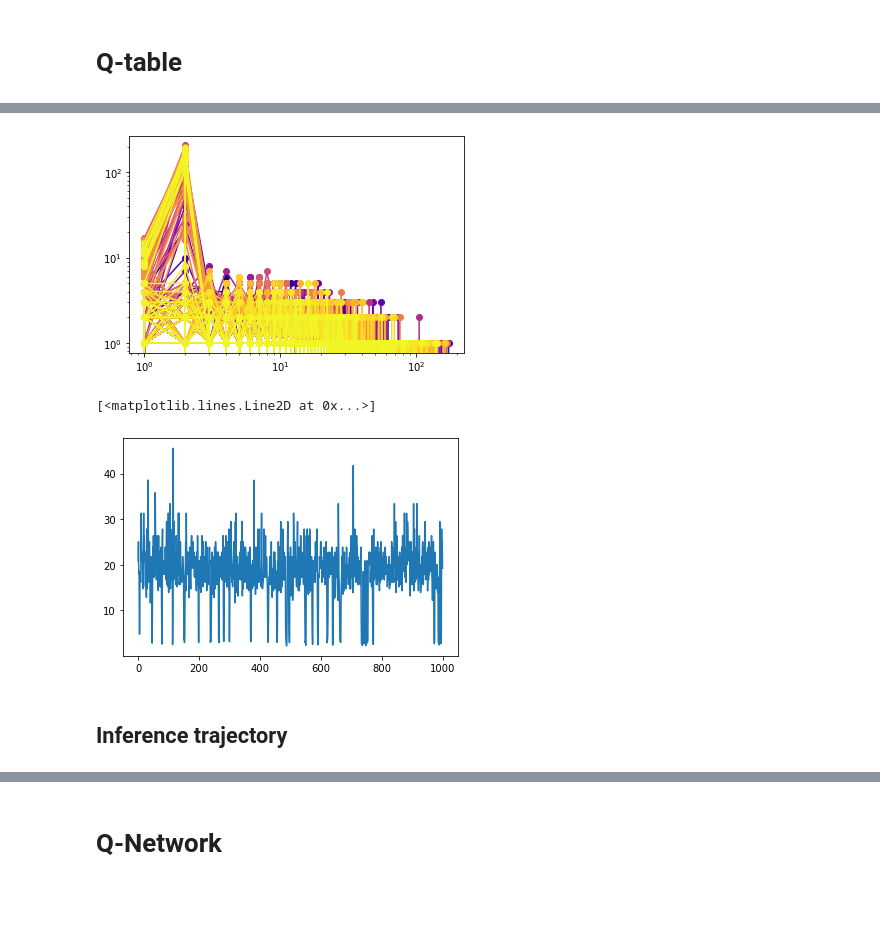
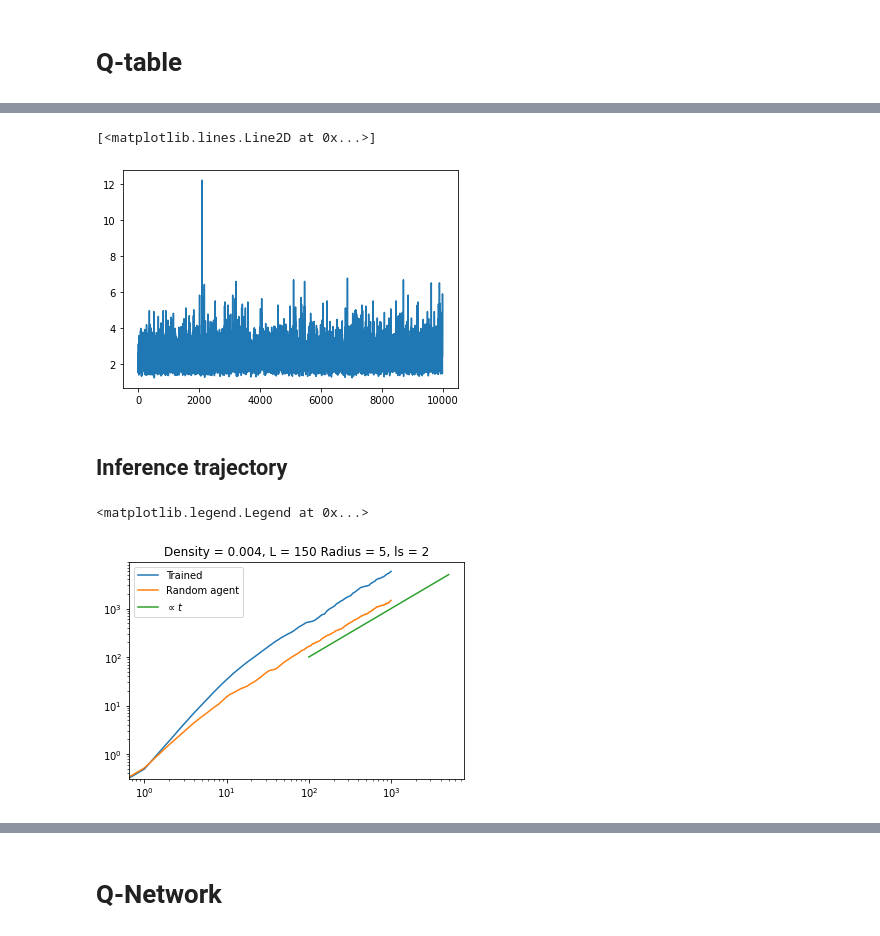
Before and after one commit to gorkamunoz/rl_opts, a Jupyter notebook: nbs/single_RL_walker.ipynb, the cells around one changed output, grey strips where cells are left out. Cells and saved outputs as stored; diff of their text form; code cells hidden in the pictures; blank space fills up the shorter version.

```diff
--- a/nbs/single_RL_walker.ipynb
+++ b/nbs/single_RL_walker.ipynb
@@ -268,21 +282,56 @@ colors=plt.cm.plasma(np.linspace(0,1,len(steps)+5))
 m = []
 for c, ste in zip(colors, steps):
     bn = np.bincount(ste)[1:]
-    plt.loglog(np.arange(1, len(bn)+1), bn, 'o-', c = c,)
+#     plt.loglog(np.arange(1, len(bn)+1), bn, 'o-', c = c,)
     m.append(np.mean(ste))
 # plt.xlim(0.9, 100)
-plt.show()
+
+# plt.show()
 
 plt.plot(m)
 # %% [output]
+[<matplotlib.lines.Line2D at 0x...>]
-[figure, old version]
+[figure, new version]
-[<matplotlib.lines.Line2D at 0x...>]
-[figure, removed]
 # %% [markdown]
 ## Inference trajectory
-# %%
-agent.egreedy = 0
-T = 100
-pos = np.zeros((T, 2))
-
-for t
+# %%
+qtable_rand = Qtable_constraints(state_space = time_bins,
+                           action_space = 2,
+                           alpha = 0.8,
+                           gamma = 0.95,
+                           egreedy= 1)
+
+agent_rand = step_by_step_agent(policy = qtable_rand,
+                           state_space = state_space)
+
+
+agent.policy.egreedy = 0
+T = 1000; N = 500
+pos = np.zeros((N, T, 2))
+pos_rand = np.zeros((N, T, 2))
+
+for n in tqdm(range(N)):
+    for t in (range(1, T)):
+
+        # trained agent
+        _, direction = agent.act()
+
+        pos[n, t, 0] = pos[n, t-1, 0] + np.cos(direction)
+        pos[n, t, 1] = pos[n, t-1, 1] + np.sin(direction)
+
+        # non-trained
+        _, direction_rand = agent_rand.act()
+
+        pos_rand[n, t, 0] = pos_rand[n, t-1, 0] + np.cos(direction_rand)
+        pos_rand[n, t, 1] = pos_rand[n, t-1, 1] + np.sin(direction_rand)
+# %%
+msd = (pos[:,:, 0]**2).mean(0)
+msd_rand = (pos_rand[:,:, 0]**2).mean(0)
+plt.loglog(msd, label = 'Trained')
+plt.loglog(msd_rand, label = 'Random agent')
+plt.loglog(np.arange(100, time_ep), np.arange(100, time_ep), label = r'$\propto t$')
+plt.title(f'Density = {np.round(Nt/(L**2), 3)}, L = {env.L} Radius = {env.at}, ls = {env.ls}')
+plt.legend()
+# %% [output]
+<matplotlib.legend.Legend at 0x...>
+[figure, added]
```
Also changed, not shown: parts of 12 cells of this notebook, 2 other files.
